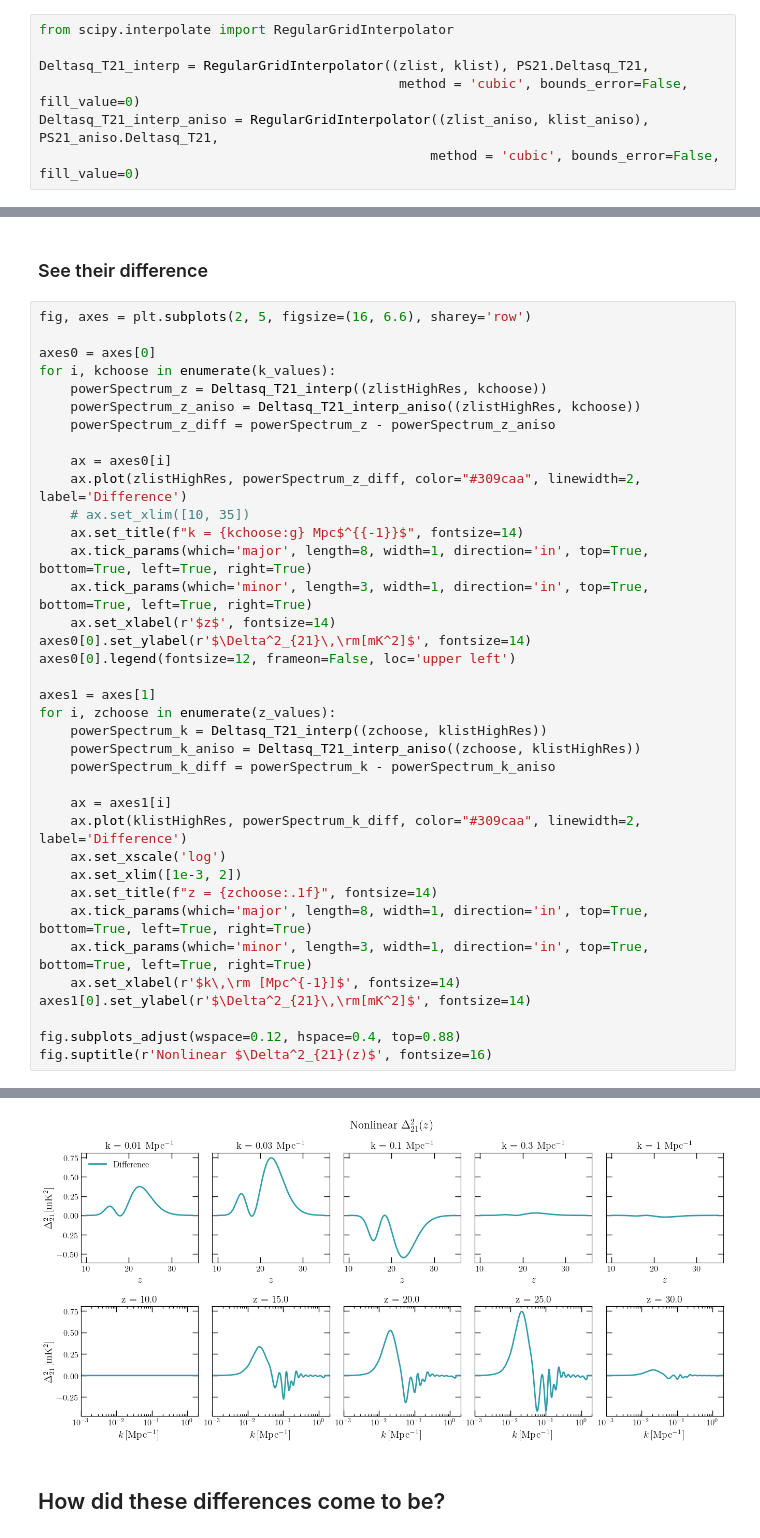
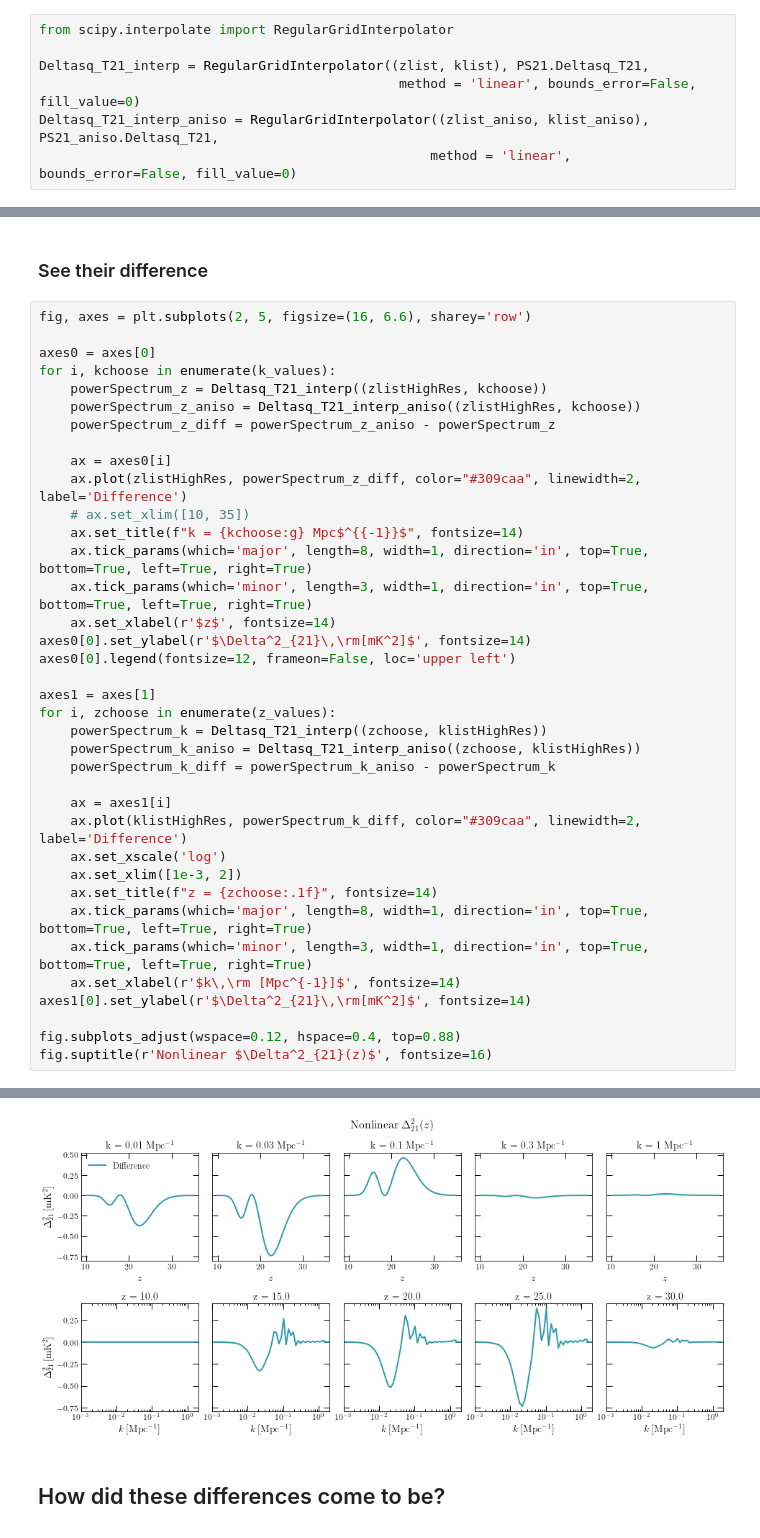
Before and after one commit to ryanyrzh/Zeus21, a Jupyter notebook: aniso_tests/corr_breakdown.ipynb, the cells around one changed output, grey strips where cells are left out. Drawn from its saved outputs; the diff is of its cells as text.

```diff
--- a/aniso_tests/corr_breakdown.ipynb
+++ b/aniso_tests/corr_breakdown.ipynb
@@ -216,9 +229,9 @@ zlist_aniso = CoeffStructure_aniso.zintegral
 from scipy.interpolate import RegularGridInterpolator
 
 Deltasq_T21_interp = RegularGridInterpolator((zlist, klist), PS21.Deltasq_T21,
-                                              method = 'cubic', bounds_error=False, fill_value=0)
+                                              method = 'linear', bounds_error=False, fill_value=0)
 Deltasq_T21_interp_aniso = RegularGridInterpolator((zlist_aniso, klist_aniso), PS21_aniso.Deltasq_T21,
-                                                  method = 'cubic', bounds_error=False, fill_value=0)
+                                                  method = 'linear', bounds_error=False, fill_value=0)
 # %% [markdown]
 ## First, these are the $\Delta_{21}^2$ results
 # %%
@@ -279,39 +293,39 @@ axes0 = axes[0]
 for i, kchoose in enumerate(k_values):
     powerSpectrum_z = Deltasq_T21_interp((zlistHighRes, kchoose))
     powerSpectrum_z_aniso = Deltasq_T21_interp_aniso((zlistHighRes, kchoose))
-    powerSpectrum_z_diff = powerSpectrum_z - powerSpectrum_z_aniso
+    powerSpectrum_z_diff = powerSpectrum_z_aniso - powerSpectrum_z
 
     ax = axes0[i]
     ax.plot(zlistHighRes, powerSpectrum_z_diff, color="#309caa", linewidth=2, label='Difference')
     # ax.set_xlim([10, 35])
     ax.set_title(f"k = {kchoose:g} Mpc$^{{-1}}$", fontsize=14)
     ax.tick_params(which='major', length=8, width=1, direction='in', top=True, bottom=True, left=True, right=True)
     ax.tick_params(which='minor', length=3, width=1, direction='in', top=True, bottom=True, left=True, right=True)
     ax.set_xlabel(r'$z$', fontsize=14)
 axes0[0].set_ylabel(r'$\Delta^2_{21}\,\rm[mK^2]$', fontsize=14)
 axes0[0].legend(fontsize=12, frameon=False, loc='upper left')
 
 axes1 = axes[1]
 for i, zchoose in enumerate(z_values):
     powerSpectrum_k = Deltasq_T21_interp((zchoose, klistHighRes))
     powerSpectrum_k_aniso = Deltasq_T21_interp_aniso((zchoose, klistHighRes))
-    powerSpectrum_k_diff = powerSpectrum_k - powerSpectrum_k_aniso
+    powerSpectrum_k_diff = powerSpectrum_k_aniso - powerSpectrum_k
 
     ax = axes1[i]
     ax.plot(klistHighRes, powerSpectrum_k_diff, color="#309caa", linewidth=2, label='Difference')
     ax.set_xscale('log')
     ax.set_xlim([1e-3, 2])
     ax.set_title(f"z = {zchoose:.1f}", fontsize=14)
     ax.tick_params(which='major', length=8, width=1, direction='in', top=True, bottom=True, left=True, right=True)
     ax.tick_params(which='minor', length=3, width=1, direction='in', top=True, bottom=True, left=True, right=True)
     ax.set_xlabel(r'$k\,\rm [Mpc^{-1}]$', fontsize=14)
 axes1[0].set_ylabel(r'$\Delta^2_{21}\,\rm[mK^2]$', fontsize=14)
 
 fig.subplots_adjust(wspace=0.12, hspace=0.4, top=0.88)
 fig.suptitle(r'Nonlinear $\Delta^2_{21}(z)$', fontsize=16)
 # %% [output]
 Text(0.5, 0.98, 'Nonlinear $\\Delta^2_{21}(z)$')
-[figure, old version]
+[figure, new version]
 # %% [markdown]
 ## How did these differences come to be?
 # %% [markdown]
```
Also changed, not shown: parts of 18 cells of this notebook.
